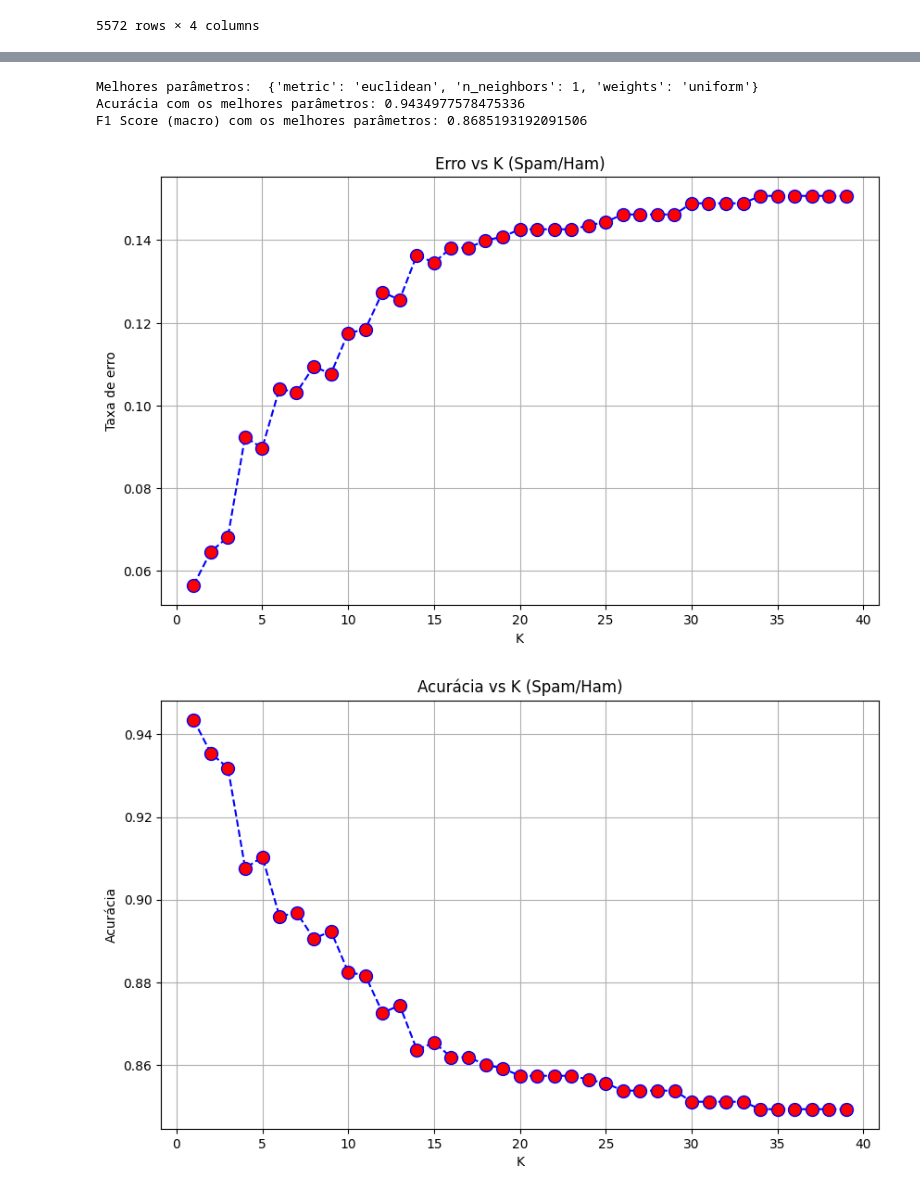
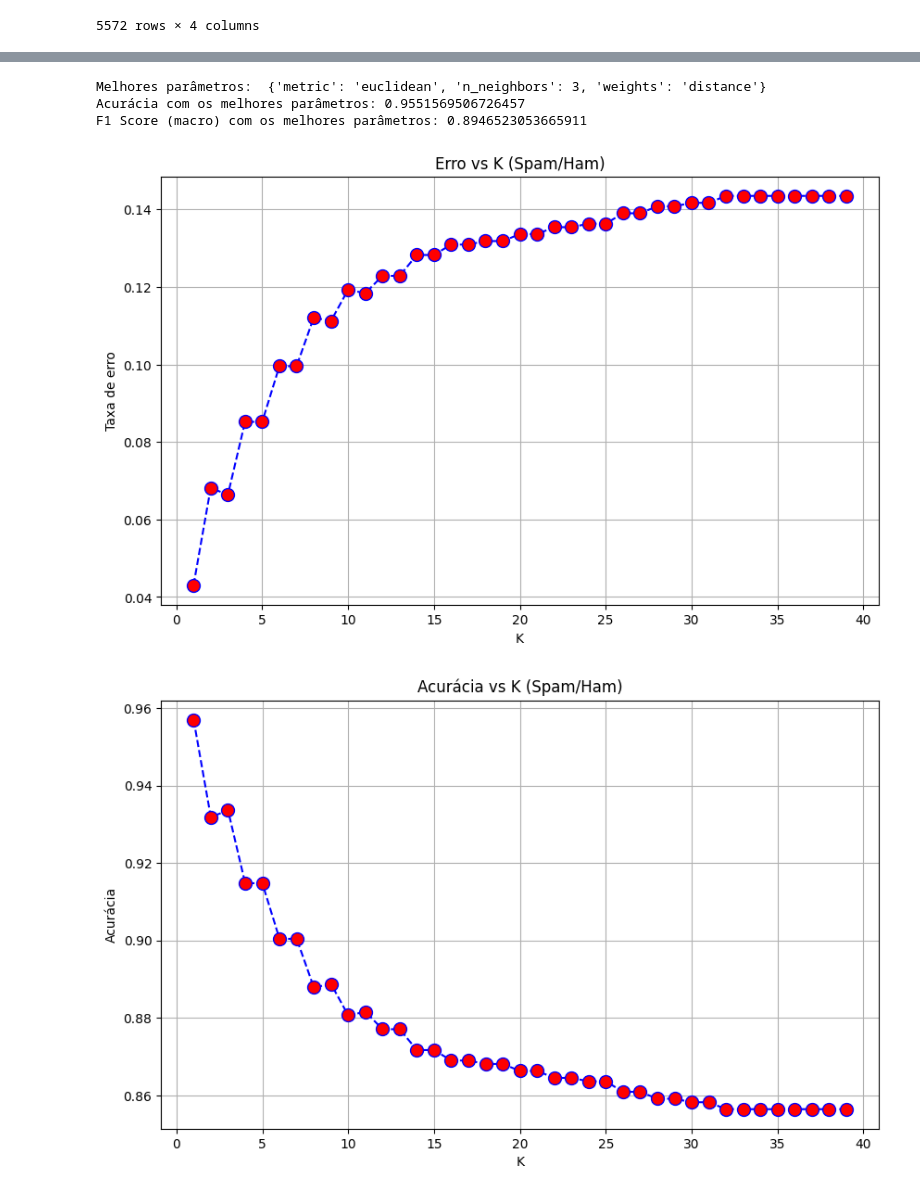
Before and after one commit to estermariaa/treinamentoLapPI, a Jupyter notebook: ex1.ipynb, the cells around one changed output, grey strips where cells are left out. Saved outputs shown, nothing was run; the diff lists cells and outputs as text; code cells hidden in the pictures.

```diff
--- a/ex1.ipynb
+++ b/ex1.ipynb
@@ -298,0 +339,13 @@ display(df)
+# %%
+df["Word_count_clean"] = df["Message_clean"].apply(lambda x: len(x.split())) # Número de palavras por documento
+# Split divide o texto em palavras usando espaço como separador
+display(df)
+
+plt.figure(figsize=(10,6))
+plt.hist(df["Word_count_clean"], bins=range(0, df["Word_count_clean"].max() + 10, 10), edgecolor='black', color='magenta', alpha=0.7)
+
+plt.title("Distribuição de Documentos por Número de Palavras")
+plt.xlabel("Número de Palavras")
+plt.ylabel("Número de Documentos")
+
+plt.show()
@@ -320,6 +417,7 @@ Vocabulário: ['aah' 'aaniye' 'aaooright' 'aathilove' 'aathiwhere' 'abbey' 'abdo
 # Passo 4 - Classificação
 # Árvore de decisão
 
+"""
 X = tfidf # Dados de entrada, matriz gerada pelo TfidfVectorizer
 y = df["Label"] # Rótulos ham ou spam
 
@@ -333,7 +431,7 @@ from sklearn.model_selection import train_test_split, GridSearchCV
 # Dividindo em 80% treino e 20% teste
 
 X_train, X_test, y_train, y_test = train_test_split(X, y_codificado, test_size=0.2, random_state=0)
-
+"""
 parametros = {
     'criterion': ['gini', 'entropy'], # Função usada para medir a qualidade de uma divisão
     'max_depth': [None, 10, 20], # Profundidade máxima
@@ -350,13 +448,13 @@ grid_search = GridSearchCV(estimator=clf, param_grid=parametros, cv=5, scoring='
 #cv =5 significa que os dados sao divididos em 5 partes. O modelo é treinado 5 vezes, utilizando 4 partes
 # para treino.
 
-grid_search.fit(X_train, y_train) # Treina o modelo utilizando os melhores parametros encontrados
+grid_search.fit(X_train_tfidf, y_train) # Treina o modelo utilizando os melhores parametros encontrados
 
 print("Melhores parâmetros: ", grid_search.best_params_)
 
 melhor_clf = grid_search.best_estimator_ # treina novamente com os melhores parametros
 
-y_pred = melhor_clf.predict(X_test) # Fazendo a previsão no conjunto de teste
+y_pred = melhor_clf.predict(X_test_tfidf) # Fazendo a previsão no conjunto de teste
 
 from sklearn.metrics import accuracy_score, f1_score
 
@@ -391,34 +489,23 @@ F1 Score (macro) com os melhores parâmetros: 0.9200944633604491
 # KNN - K-Nearest Neighbor
 import numpy as np
 import matplotlib.pyplot as plt
-
-X = tfidf.toarray() # Tfidf vetorizado
-y = df["Label"] # spam ou ham
-
-from sklearn.preprocessing import LabelEncoder
-le = LabelEncoder()
-y = le.fit_transform(y) # spam = 1, ham = 0
-
-from sklearn.model_selection import train_test_split
-# Dividindo em 80% treino e 20% teste
-X_train, X_test, y_train, y_test = train_test_split(X, y, test_size=0.2, random_state=4)
 
 parametros = {'n_neighbors': [1, 3, 5, 7, 9],
               'weights': ['uniform', 'distance'],
               'metric': ['euclidean', 'manhattan']}
 
 from sklearn.neighbors import KNeighborsClassifier
-from sklearn.metrics import accuracy_score
 from sklearn.model_selection import GridSearchCV
+
 # Aplicando KNN
 knn = KNeighborsClassifier()
 
 grid_search = GridSearchCV(estimator=knn, param_grid=parametros, cv=5, scoring='accuracy')
-grid_search.fit(X_train, y_train)
+grid_search.fit(X_train_tfidf, y_train)
 print("Melhores parâmetros: ", grid_search.best_params_)
 
 melhor_knn = grid_search.best_estimator_
-melhor_y_pred = melhor_knn.predict(X_test)
+melhor_y_pred = melhor_knn.predict(X_test_tfidf)
 
 acuracia = accuracy_score(y_test, melhor_y_pred)
 f1_macro = f1_score(y_test, melhor_y_pred, average='macro')
@@ -428,42 +515,42 @@ print(f"F1 Score (macro) com os melhores parâmetros: {f1_macro}")
 
 # Taxa de erro para k de 1 a 39
 error_rate = []
 for i in range(1, 40):
     knn = KNeighborsClassifier(n_neighbors=i)
-    knn.fit(X_train, y_train)
-    pred_i = knn.predict(X_test)
+    knn.fit(X_train_tfidf, y_train)
+    pred_i = knn.predict(X_test_tfidf)
     error_rate.append(np.mean(pred_i != y_test))
 
 plt.figure(figsize=(10,6))
 plt.plot(range(1,40), error_rate, color='blue', linestyle='dashed',
          marker='o', markerfacecolor='red', markersize=10)
 plt.title('Erro vs K (Spam/Ham)')
 plt.xlabel('K')
 plt.ylabel('Taxa de erro')
 plt.grid(True)
 plt.show()
 
 # Acurácia vs K
 acc = []
 for i in range(1, 40):
-    neigh = KNeighborsClassifier(n_neighbors=i).fit(X_train, y_train)
-    yhat = neigh.predict(X_test)
+    neigh = KNeighborsClassifier(n_neighbors=i).fit(X_train_tfidf, y_train)
+    yhat = neigh.predict(X_test_tfidf)
     acc.append(accuracy_score(y_test, yhat))
 
 plt.figure(figsize=(10,6))
 plt.plot(range(1,40), acc, color='blue', linestyle='dashed',
          marker='o', markerfacecolor='red', markersize=10)
 plt.title('Acurácia vs K (Spam/Ham)')
 plt.xlabel('K')
 plt.ylabel('Acurácia')
 plt.grid(True)
 plt.show()
 # %% [output]
-Melhores parâmetros:  {'metric': 'euclidean', 'n_neighbors': 1, 'weights': 'uniform'}
-Acurácia com os melhores parâmetros: 0.9434977578475336
-F1 Score (macro) com os melhores parâmetros: 0.8685193192091506
+Melhores parâmetros:  {'metric': 'euclidean', 'n_neighbors': 3, 'weights': 'distance'}
+Acurácia com os melhores parâmetros: 0.9551569506726457
+F1 Score (macro) com os melhores parâmetros: 0.8946523053665911
-[figure, old version]
+[figure, new version]
-[figure, old version]
+[figure, new version]
 # %%
 # KNN - na mão
 import numpy as np
```
Also changed, not shown: parts of 7 cells of this notebook.
